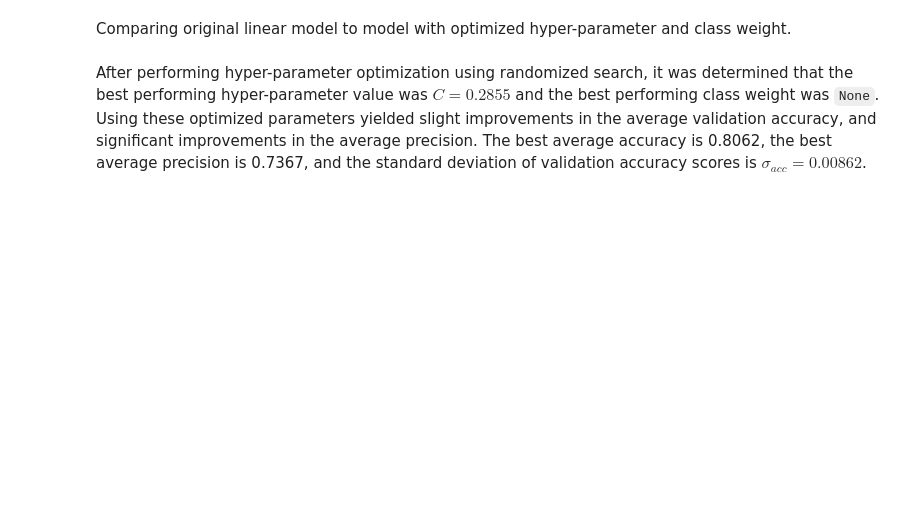
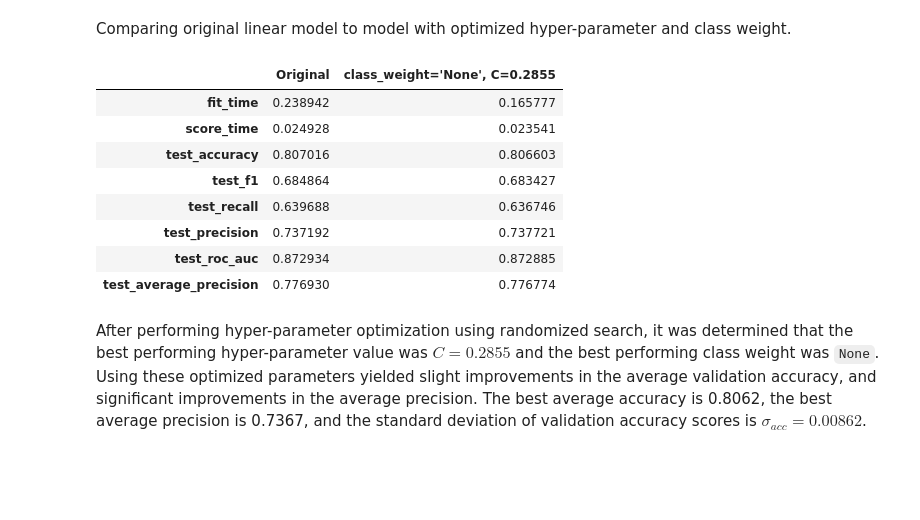
Before and after one commit to bchurch8/cpsc330-HW-repo, a Jupyter notebook: hw/hw6/hw6-starter.ipynb, the cells around one changed output. Drawn from its saved outputs; the diff is of its cells as text; code cells hidden in the pictures; blank space fills up the shorter version.

```diff
--- a/hw/hw6/hw6-starter.ipynb
+++ b/hw/hw6/hw6-starter.ipynb
@@ -350,20 +546,30 @@ Comparing original linear model to model with optimized hyper-parameter and clas
 # %%
 comp_dict = {}
 
 lr_pipe_orig = make_pipeline(preprocessor, LogisticRegression(max_iter=1000))
-scoring = ["accuracy", "f1", "recall", "precision", "roc_auc", "average_precision"]
+
 orig_scores = cross_validate(lr_pipe_orig, X_train, y_train.values.ravel(), scoring=scoring)
 
 lr_pipe_best = make_pipeline(preprocessor, LogisticRegression(max_iter=1000, C=random_search.best_params_["logisticregression__C"], class_weight=random_search.best_params_["logisticregression__class_weight"]))
 bal_scores = cross_validate(lr_pipe_best, X_train, y_train.values.ravel(), scoring=scoring)
 
 
 comp_dict = {
     "Original": pd.DataFrame(orig_scores).mean().tolist(),
     "class_weight='None', C=0.2855": pd.DataFrame(bal_scores).mean().tolist(),
 }
 
 pd.DataFrame(comp_dict, index=bal_scores.keys())
+# %% [output]
+|  | Original | class_weight='None', C=0.2855 |
+| fit_time | 0.238942 | 0.165777 |
+| score_time | 0.024928 | 0.023541 |
+| test_accuracy | 0.807016 | 0.806603 |
+| test_f1 | 0.684864 | 0.683427 |
+| test_recall | 0.639688 | 0.636746 |
+| test_precision | 0.737192 | 0.737721 |
+| test_roc_auc | 0.872934 | 0.872885 |
+| test_average_precision | 0.776930 | 0.776774 |
 # %% [markdown]
 After performing hyper-parameter optimization using randomized search, it was determined that the best performing hyper-parameter value was $C = 0.2855$ and the best performing class weight was `None`. Using these optimized parameters yielded slight improvements in the average validation accuracy, and significant improvements in the average precision. The best average accuracy is 0.8062, the best average precision is 0.7367, and the standard deviation of validation accuracy scores is $\sigma_{acc} = 0.00862$.
 # %% [markdown]
```
Also changed, not shown: parts of 25 cells of this notebook.
